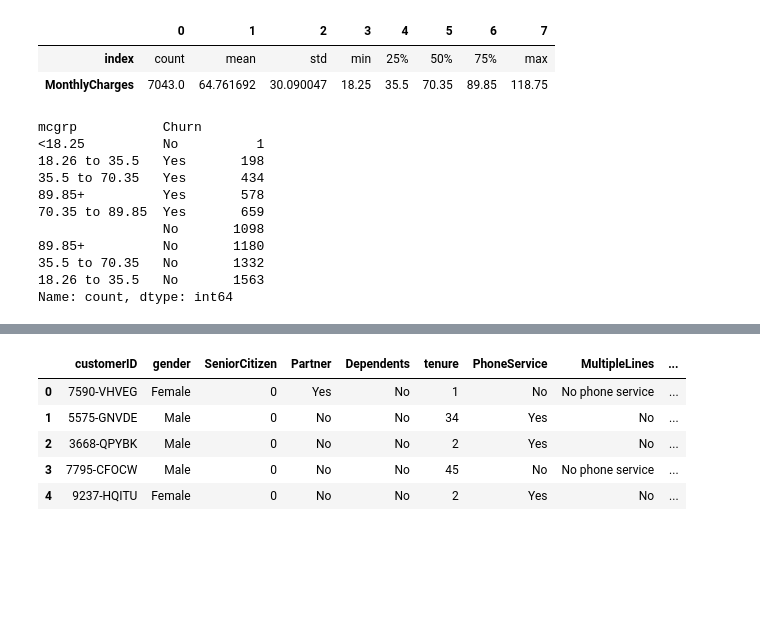
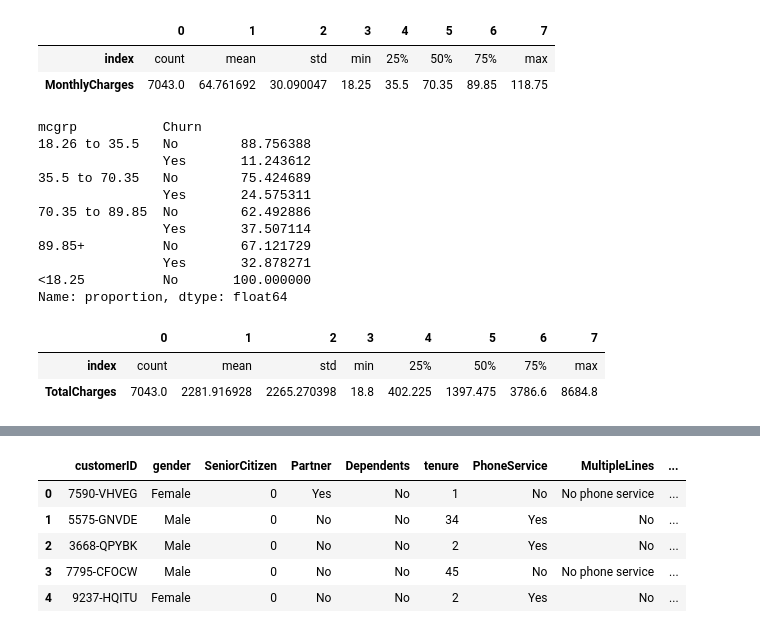
Before and after one commit to MonshaRadhakrishnan/Customer-Churn-Prediction, a Jupyter notebook: Customer_churn_Data_Cleaning_Analysis.ipynb, the cells around one changed output, grey strips where cells are left out. Cells and saved outputs as stored; diff of their text form; code cells hidden in the pictures; blank space fills up the shorter version.

```diff
--- a/Customer_churn_Data_Cleaning_Analysis.ipynb
+++ b/Customer_churn_Data_Cleaning_Analysis.ipynb
@@ -785,16 +785,22 @@ for i in df['MonthlyCharges']:
 # %%
 df['mcgrp'] = mc
 # %%
-df.groupby('mcgrp')['Churn'].value_counts().sort_values()
+df.groupby('mcgrp')['Churn'].value_counts(normalize=True)*100
 # %% [output]
 mcgrp           Churn
-<18.25          No          1
-18.26 to 35.5   Yes       198
-35.5 to 70.35   Yes       434
-89.85+          Yes       578
-70.35 to 89.85  Yes       659
-                No       1098
-89.85+          No       1180
-35.5 to 70.35   No       1332
-18.26 to 35.5   No       1563
-Name: count, dtype: int64
+18.26 to 35.5   No        88.756388
+                Yes       11.243612
+35.5 to 70.35   No        75.424689
+                Yes       24.575311
+70.35 to 89.85  No        62.492886
+                Yes       37.507114
+89.85+          No        67.121729
+                Yes       32.878271
+<18.25          No       100.000000
+Name: proportion, dtype: float64
+# %%
+df['TotalCharges'].describe().reset_index().transpose()
+# %% [output]
+|  | 0 | 1 | 2 | 3 | 4 | 5 | 6 | 7 |
+| index | count | mean | std | min | 25% | 50% | 75% | max |
+| TotalCharges | 7043.0 | 2281.916928 | 2265.270398 | 18.8 | 402.225 | 1397.475 | 3786.6 | 8684.8 |
```
Also changed, not shown: parts of 3 cells of this notebook.
